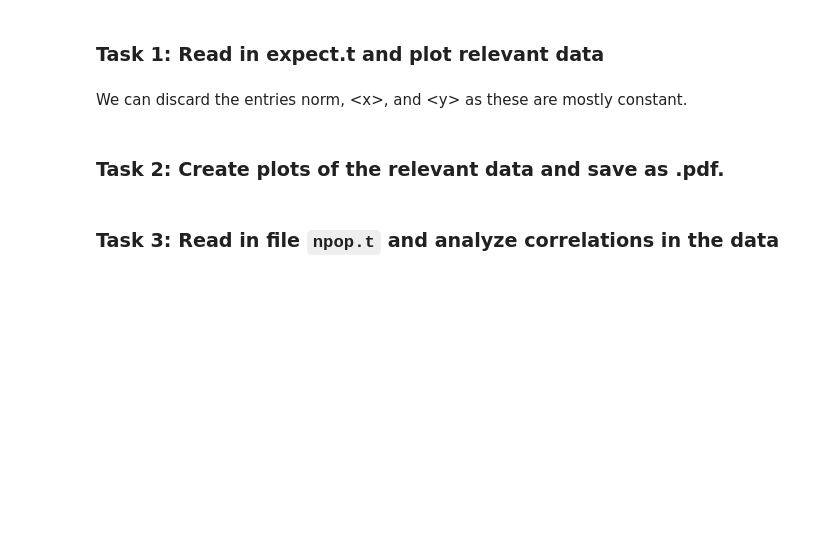
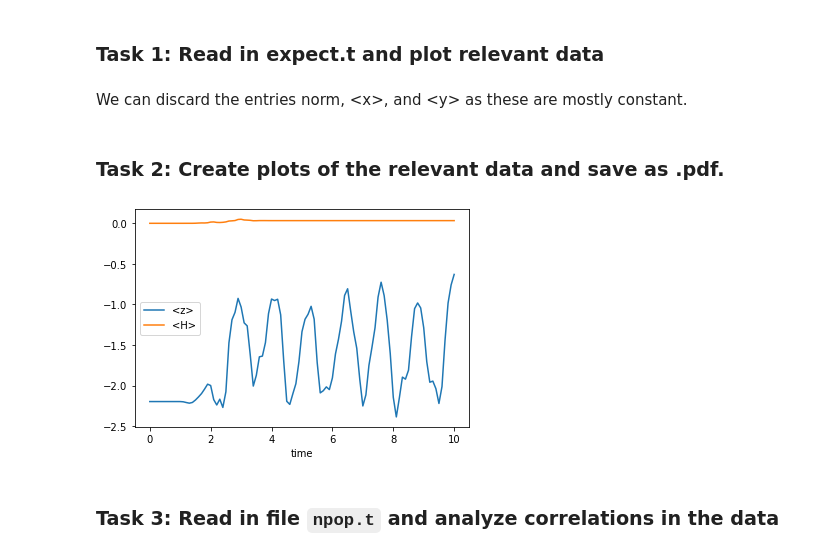
Before and after one commit to bittrine/artdevscisw_team_noone, a Jupyter notebook: unit1/src/notebook_unit1.ipynb, the cells around one changed output. Drawn from its saved outputs; the diff is of its cells as text; code cells hidden in the pictures; blank space fills up the shorter version.

Commit message:
statistical tasks

```diff
--- a/unit1/src/notebook_unit1.ipynb
+++ b/unit1/src/notebook_unit1.ipynb
@@ -62,3 +63,9 @@ Place the required modules in the top, followed by required constants and global
+# %%
+data_path = "../../data/"
+files = ['expec.t', 'npop.t', 'table.dat']
+threshold = 1e-5
+def reader (file):
+    return pd.read_csv(data_path + file, delimiter = '\s+')
 # %% [markdown]
 # Statistical analysis
 
@@ -67,9 +74,23 @@ Find correlations in the data sets. Analyse the data statistically and plot your
 Here we would want to do everything with pandas and leave the data in a dataframe. The files that are relevant to you are `expect.t`, `npop.t` and `table.dat`.
 # %% [markdown]
 ### Task 1: Read in expect.t and plot relevant data
+# %%
+df = reader(files[0])
 # %% [markdown]
 We can discard the entries norm, \<x>, and \<y> as these are mostly constant.
+# %%
+def drop_col (df):
+    return df.drop(df.var()[df.var() < threshold].index.values, axis = 1)
+
+df1 = drop_col(df)
+#df1 = df.drop(['norm', '<x>', '<y>'], axis = 1)
+#df1
 # %% [markdown]
 ### Task 2: Create plots of the relevant data and save as .pdf.
+# %%
+df1.plot(x='time')
+plt.savefig('task2.pdf')
+# %% [output]
+[figure, added]
 # %% [markdown]
 ### Task 3: Read in file `npop.t` and analyze correlations in the data
```
Also changed, not shown: parts of 7 cells of this notebook, 3 other files.
